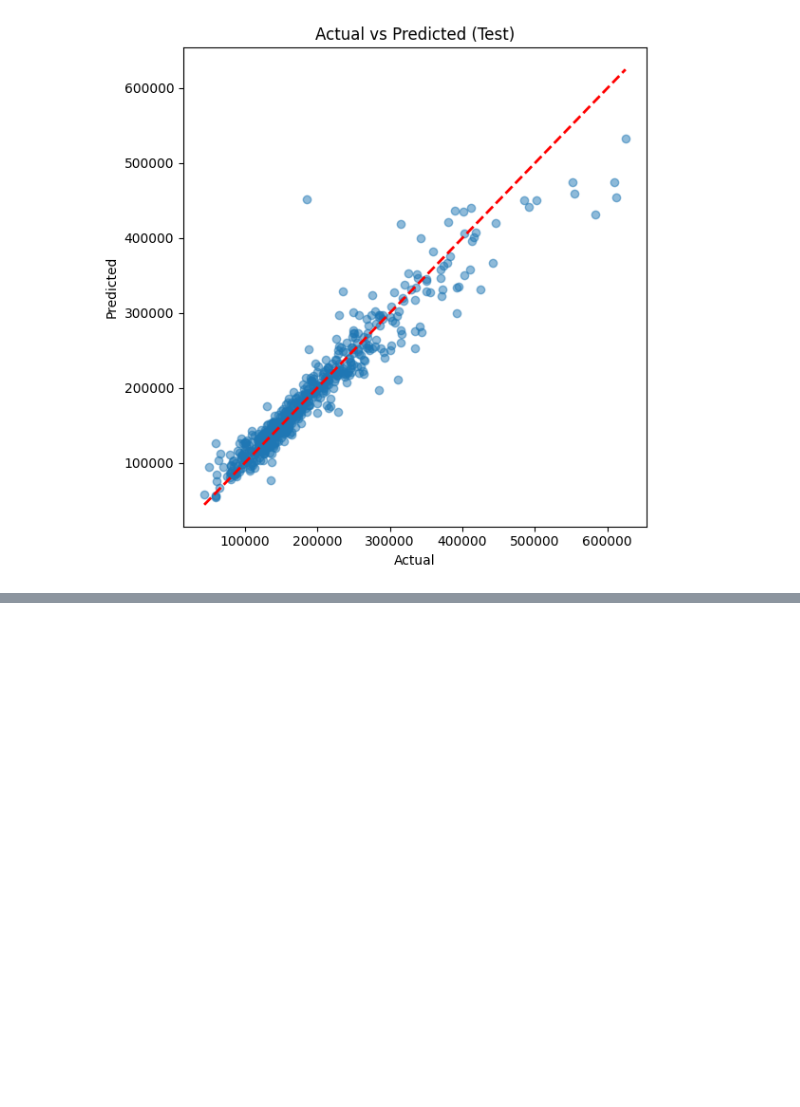
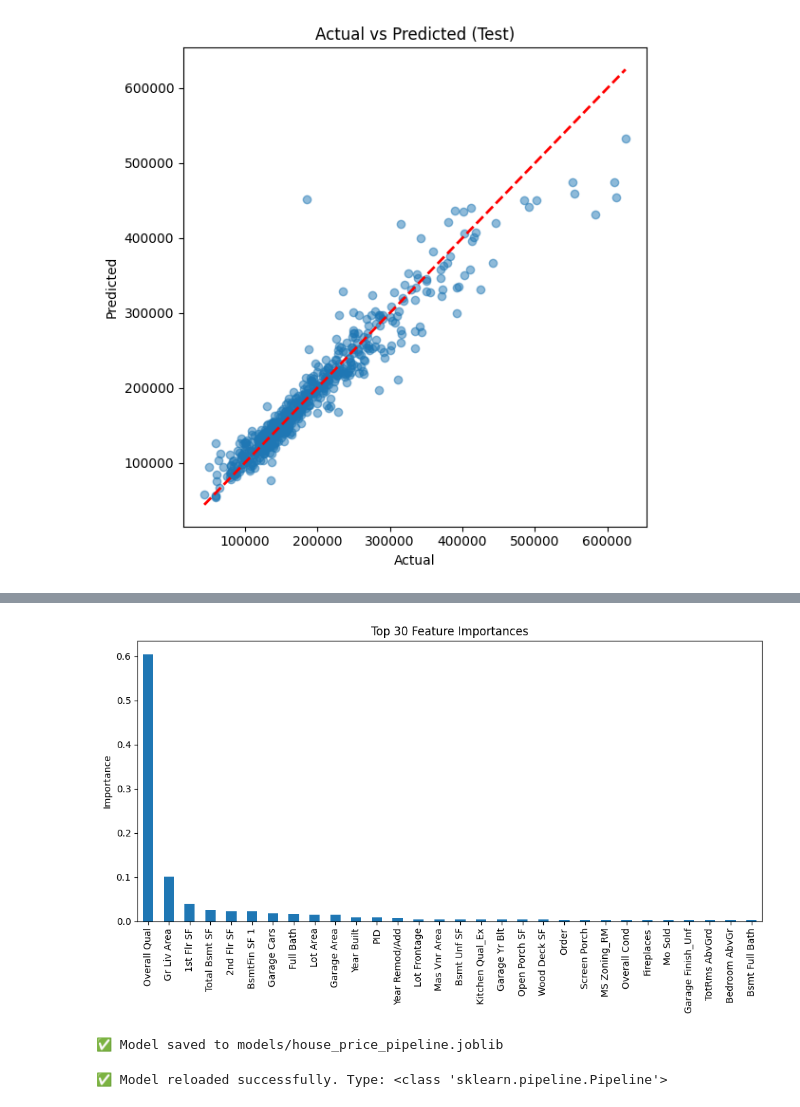
Before and after one commit to NewcoderM/Aurora-Housing, a Jupyter notebook: notebooks/Aurora_01_Modelling.ipynb, the cells around one changed output, grey strips where cells are left out. Cells and saved outputs as stored; diff of their text form; code cells hidden in the pictures; blank space fills up the shorter version.

Commit message:
add feature importance, model saving, and success check

```diff
--- a/notebooks/Aurora_01_Modelling.ipynb
+++ b/notebooks/Aurora_01_Modelling.ipynb
@@ -226,0 +229,7 @@ print("✅ Metrics saved to assets/metrics.json")
+# %%
+# Get feature names after preprocessing
+ohe = pipe.named_steps["preprocess"].named_transformers_["cat"].named_steps["onehot"]
+cat_ohe_features = ohe.get_feature_names_out(cat_features)
+
+all_features = num_features + list(cat_ohe_features)
+print("Total features after preprocessing:", len(all_features))
@@ -226,0 +238,5 @@ print("✅ Metrics saved to assets/metrics.json")
+# %%
+importances = pipe.named_steps["model"].feature_importances_
+feat_imp = pd.Series(importances, index=all_features).sort_values(ascending=False)
+
+feat_imp.head(15)
@@ -226,0 +260,24 @@ print("✅ Metrics saved to assets/metrics.json")
+# %%
+plt.figure(figsize=(10,6))
+feat_imp.head(30).plot(kind="bar")
+plt.title("Top 30 Feature Importances")
+plt.ylabel("Importance")
+plt.tight_layout()
+plt.savefig("assets/feature_importance_top30.png", dpi=150)
+plt.show()
+# %% [output]
+[figure, added]
+# %%
+import joblib
+
+MODEL_PATH = "models/house_price_pipeline.joblib"
+joblib.dump(pipe, MODEL_PATH)
+
+print(f"✅ Model saved to {MODEL_PATH}")
+# %% [output]
+✅ Model saved to models/house_price_pipeline.joblib
+# %%
+loaded_pipe = joblib.load(MODEL_PATH)
+print("✅ Model reloaded successfully. Type:", type(loaded_pipe))
+# %% [output]
+✅ Model reloaded successfully. Type: <class 'sklearn.pipeline.Pipeline'>
```
Also changed, not shown: parts of 4 cells of this notebook, 2 other files.
